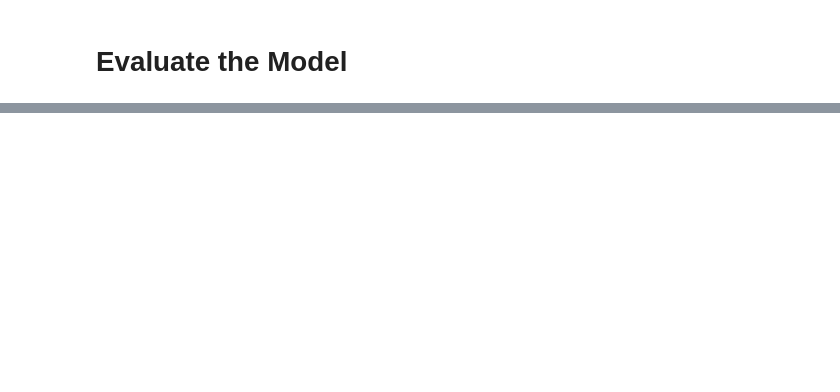
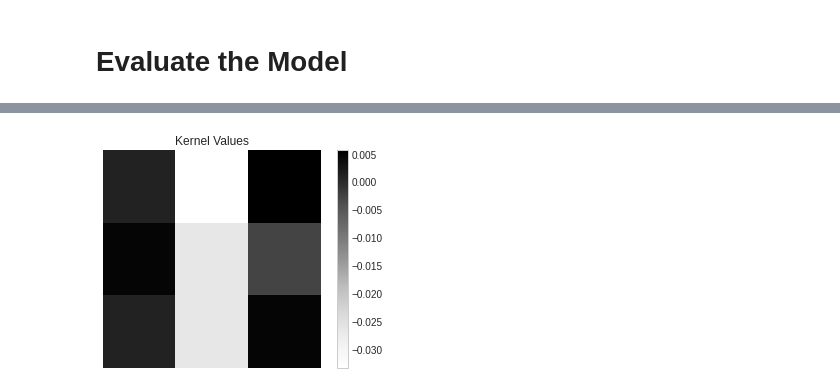
Before and after one commit to wherzberg/CNN-Introduction, a Jupyter notebook: Smiley_UNet.ipynb, the cells around one changed output, grey strips where cells are left out. Saved outputs shown, nothing was run; the diff lists cells and outputs as text; code cells hidden in the pictures; blank space fills up the shorter version.

```diff
--- a/Smiley_UNet.ipynb
+++ b/Smiley_UNet.ipynb
@@ -321,0 +424,7 @@ for l in [1,2,3,4,5,6]:
+# %%
+l = 6  # layer index
+ind1 = 9  # channel index
+ind2 = 0  # filter number
+displayFilterChannel(model,l,ind1,ind2)
+# %% [output]
+[figure, added]
```
Also changed, not shown: parts of 17 cells of this notebook.
